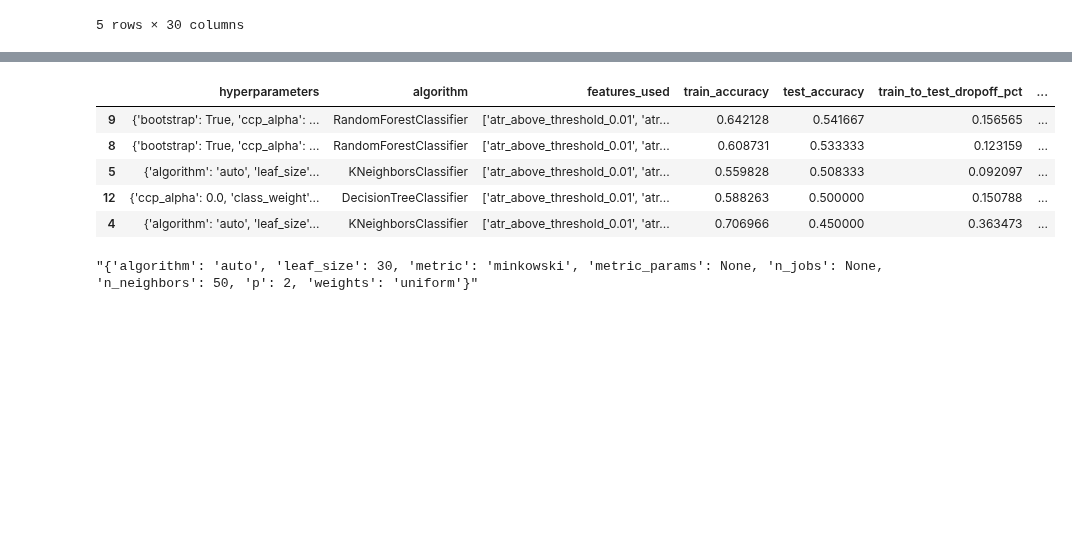
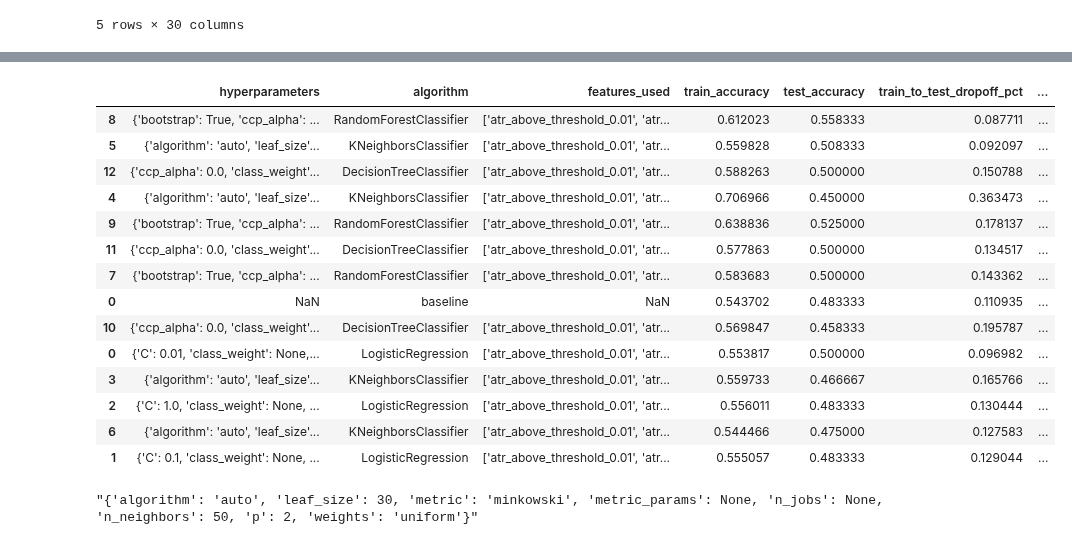
Before and after one commit to FinancialForecasters/financial_forecaster, a Jupyter notebook: explore_jesse.ipynb, the cells around one changed output, grey strips where cells are left out. Cells and saved outputs as stored; diff of their text form; code cells hidden in the pictures; blank space fills up the shorter version.

```diff
--- a/explore_jesse.ipynb
+++ b/explore_jesse.ipynb
@@ -829,12 +848,21 @@ Train length: 2620, Data split: 4/4
 # %%
-average_cross_validate_result.sort_values(by=['pct_return_to_std_test', 'train_to_test_dropoff_pct'], ascending=[False, True]).head(5)
+average_cross_validate_result.sort_values(by=['pct_return_to_std_test', 'train_to_test_dropoff_pct'], ascending=[False, True]).head(15)
 # %% [output]
 |  | hyperparameters | algorithm | features_used | train_accuracy | test_accuracy | train_to_test_dropoff_pct | ... |
-| 9 | {'bootstrap': True, 'ccp_alpha': ... | RandomForestClassifier | ['atr_above_threshold_0.01', 'atr... | 0.642128 | 0.541667 | 0.156565 | ... |
-| 8 | {'bootstrap': True, 'ccp_alpha': ... | RandomForestClassifier | ['atr_above_threshold_0.01', 'atr... | 0.608731 | 0.533333 | 0.123159 | ... |
+| 8 | {'bootstrap': True, 'ccp_alpha': ... | RandomForestClassifier | ['atr_above_threshold_0.01', 'atr... | 0.612023 | 0.558333 | 0.087711 | ... |
 | 5 | {'algorithm': 'auto', 'leaf_size'... | KNeighborsClassifier | ['atr_above_threshold_0.01', 'atr... | 0.559828 | 0.508333 | 0.092097 | ... |
 | 12 | {'ccp_alpha': 0.0, 'class_weight'... | DecisionTreeClassifier | ['atr_above_threshold_0.01', 'atr... | 0.588263 | 0.500000 | 0.150788 | ... |
 | 4 | {'algorithm': 'auto', 'leaf_size'... | KNeighborsClassifier | ['atr_above_threshold_0.01', 'atr... | 0.706966 | 0.450000 | 0.363473 | ... |
+| 9 | {'bootstrap': True, 'ccp_alpha': ... | RandomForestClassifier | ['atr_above_threshold_0.01', 'atr... | 0.638836 | 0.525000 | 0.178137 | ... |
+| 11 | {'ccp_alpha': 0.0, 'class_weight'... | DecisionTreeClassifier | ['atr_above_threshold_0.01', 'atr... | 0.577863 | 0.500000 | 0.134517 | ... |
+| 7 | {'bootstrap': True, 'ccp_alpha': ... | RandomForestClassifier | ['atr_above_threshold_0.01', 'atr... | 0.583683 | 0.500000 | 0.143362 | ... |
+| 0 | NaN | baseline | NaN | 0.543702 | 0.483333 | 0.110935 | ... |
+| 10 | {'ccp_alpha': 0.0, 'class_weight'... | DecisionTreeClassifier | ['atr_above_threshold_0.01', 'atr... | 0.569847 | 0.458333 | 0.195787 | ... |
+| 0 | {'C': 0.01, 'class_weight': None,... | LogisticRegression | ['atr_above_threshold_0.01', 'atr... | 0.553817 | 0.500000 | 0.096982 | ... |
+| 3 | {'algorithm': 'auto', 'leaf_size'... | KNeighborsClassifier | ['atr_above_threshold_0.01', 'atr... | 0.559733 | 0.466667 | 0.165766 | ... |
+| 2 | {'C': 1.0, 'class_weight': None, ... | LogisticRegression | ['atr_above_threshold_0.01', 'atr... | 0.556011 | 0.483333 | 0.130444 | ... |
+| 6 | {'algorithm': 'auto', 'leaf_size'... | KNeighborsClassifier | ['atr_above_threshold_0.01', 'atr... | 0.544466 | 0.475000 | 0.127583 | ... |
+| 1 | {'C': 0.1, 'class_weight': None, ... | LogisticRegression | ['atr_above_threshold_0.01', 'atr... | 0.555057 | 0.483333 | 0.129044 | ... |
 # %%
 average_cross_validate_result[average_cross_validate_result.index == 5].hyperparameters[5]
 # %% [output]
```
Also changed, not shown: parts of 6 cells of this notebook.
